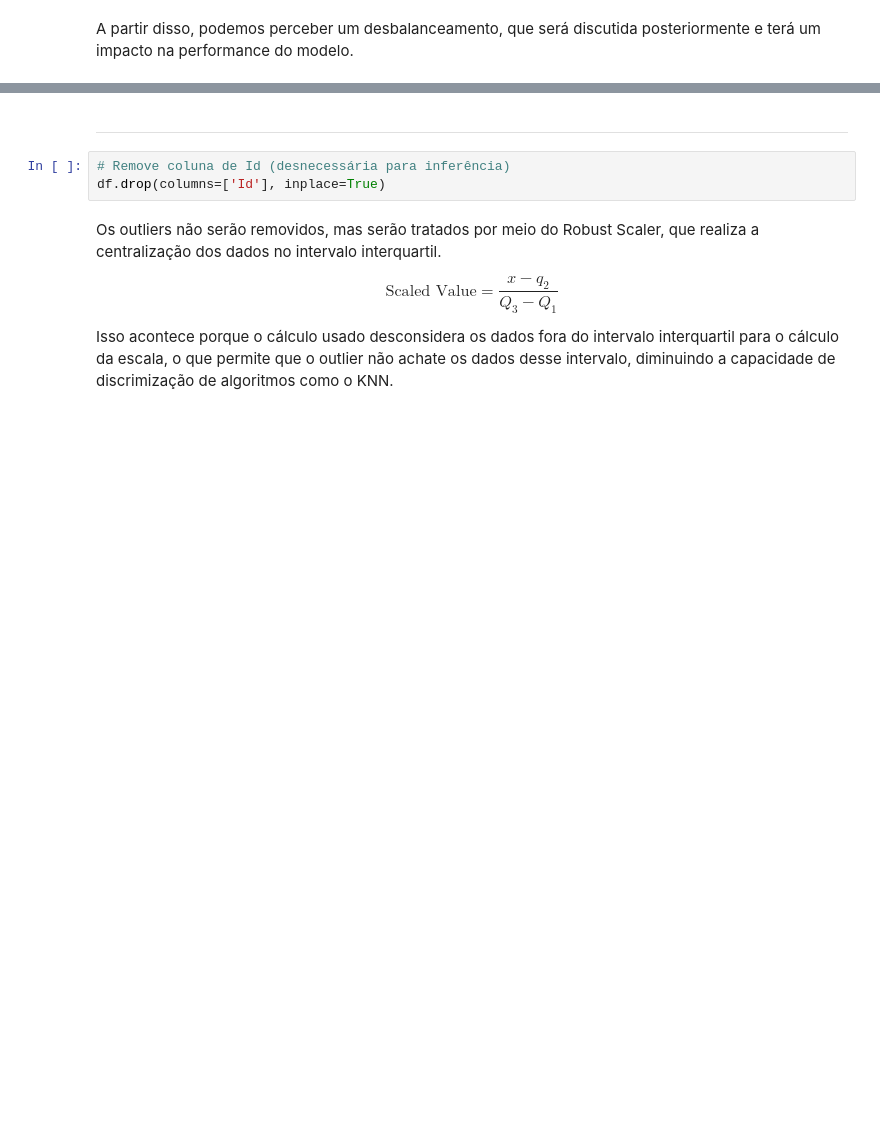
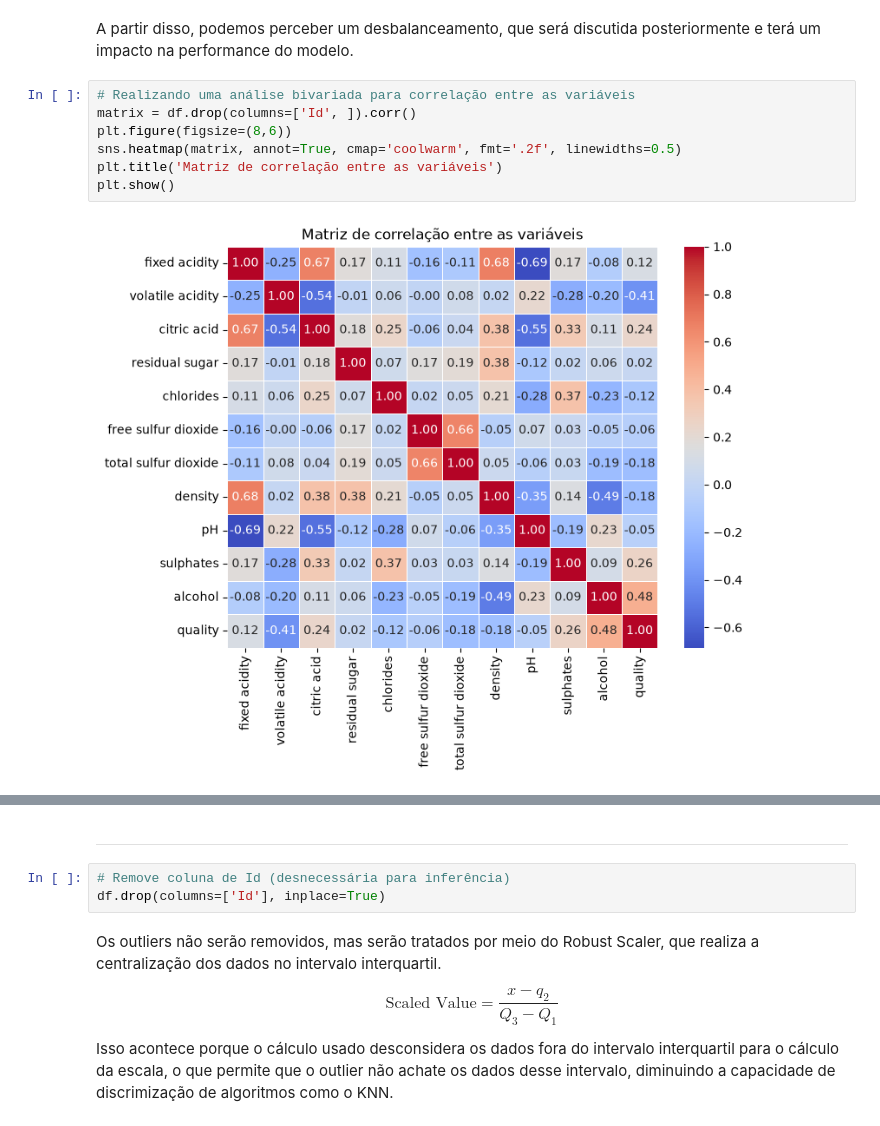
Before and after one commit to luiseduaardo/ml-ds, a Jupyter notebook: supervised-learning/knn/knn.ipynb, the cells around one changed output, grey strips where cells are left out. Cells and saved outputs as stored; diff of their text form; blank space fills up the shorter version.

Commit message:
ajusta análise exploratória de modelo knn

```diff
--- a/supervised-learning/knn/knn.ipynb
+++ b/supervised-learning/knn/knn.ipynb
@@ -94,2 +94,11 @@ plt.show()
 # %% [markdown]
 A partir disso, podemos perceber um desbalanceamento, que será discutida posteriormente e terá um impacto na performance do modelo.
+# %%
+# Realizando uma análise bivariada para correlação entre as variáveis
+matrix = df.drop(columns=['Id', ]).corr()
+plt.figure(figsize=(8,6))
+sns.heatmap(matrix, annot=True, cmap='coolwarm', fmt='.2f', linewidths=0.5)
+plt.title('Matriz de correlação entre as variáveis')
+plt.show()
+# %% [output]
+[figure, added]
```
Also changed, not shown: parts of 2 cells of this notebook.
